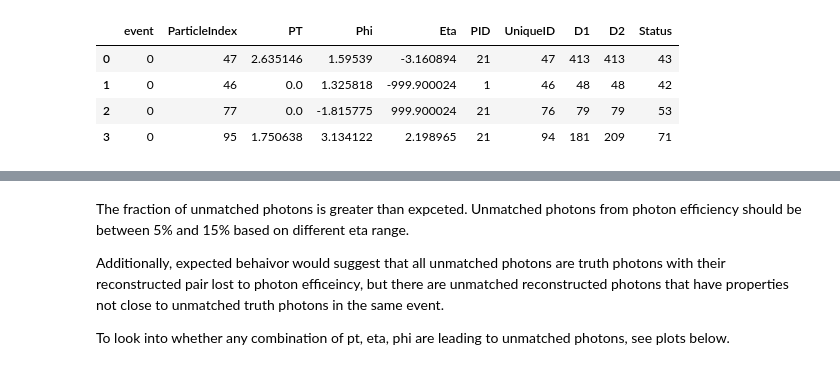
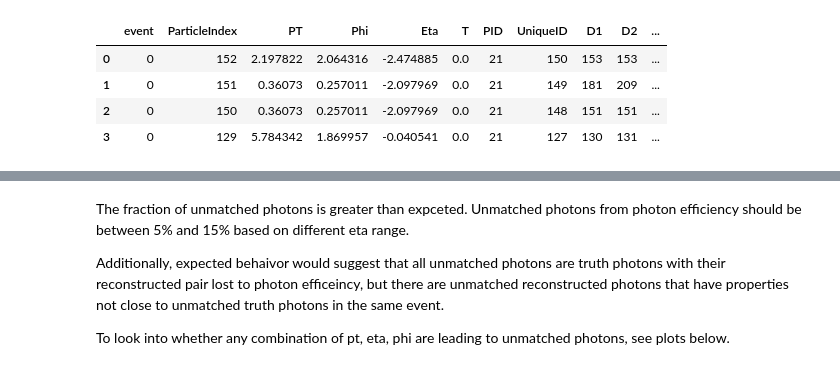
Before and after one commit to KalelChester/Displaced-Photon, a Jupyter notebook: photon_matching.ipynb, the cells around one changed output, grey strips where cells are left out. Saved outputs shown, nothing was run; the diff lists cells and outputs as text; code cells hidden in the pictures.

```diff
--- a/photon_matching.ipynb
+++ b/photon_matching.ipynb
@@ -31,4 +31,4 @@ DPHOTON_PID = 4900022
 PHOTON_PID = 22
 PHI_PID = 54
 
-EVENT_FILTER = 1000
+EVENT_FILTER = 4000
@@ -88,6 +40,7 @@ particle_dict = particle_df.AsNumpy([
     "Particle.PT",
     "Particle.Phi",
     "Particle.Eta",
+    "Particle.T",
     "Particle.PID",
     "Particle.fUniqueID",
     "Particle.D1",
@@ -105,36 +58,37 @@ particle_dict["Particle.Index"] = [
 
 # Build DataFrame
 particle_df = pd.DataFrame({
     "event": event_numbers,
     "ParticleIndex": particle_dict["Particle.Index"],
     "PT": particle_dict["Particle.PT"],
     "Phi": particle_dict["Particle.Phi"],
     "Eta": particle_dict["Particle.Eta"],
+    "T": particle_dict["Particle.T"],
     "PID": particle_dict["Particle.PID"],
     "UniqueID": particle_dict["Particle.fUniqueID"],  # keep for reference
     "D1": particle_dict["Particle.D1"],
     "D2": particle_dict["Particle.D2"],
     "Status": particle_dict["Particle.Status"],
 })
 
 # Filters
 particle_df = particle_df[(particle_df["event"] < EVENT_FILTER)]
 
 # Explode so each particle gets its own row
 particle_df = particle_df.explode([
-    "ParticleIndex", "PT", "Phi", "Eta", "PID", "UniqueID",
+    "ParticleIndex", "PT", "Phi", "Eta", "T", "PID", "UniqueID",
     "D1", "D2", "Status"
 ], ignore_index=True)
 
 # Convert indices to integer
 particle_df[["ParticleIndex", "D1", "D2"]] = particle_df[["ParticleIndex", "D1", "D2"]].astype(int)
 
 particle_df = particle_df.sort_values(by="event").reset_index(drop=True)
 
 particle_df.head(4)
 # %% [output]
-|  | event | ParticleIndex | PT | Phi | Eta | PID | UniqueID | D1 | D2 | Status |
-| 0 | 0 | 47 | 2.635146 | 1.59539 | -3.160894 | 21 | 47 | 413 | 413 | 43 |
-| 1 | 0 | 46 | 0.0 | 1.325818 | -999.900024 | 1 | 46 | 48 | 48 | 42 |
-| 2 | 0 | 77 | 0.0 | -1.815775 | 999.900024 | 21 | 76 | 79 | 79 | 53 |
-| 3 | 0 | 95 | 1.750638 | 3.134122 | 2.198965 | 21 | 94 | 181 | 209 | 71 |
+|  | event | ParticleIndex | PT | Phi | Eta | T | PID | UniqueID | D1 | D2 | ... |
+| 0 | 0 | 152 | 2.197822 | 2.064316 | -2.474885 | 0.0 | 21 | 150 | 153 | 153 | ... |
+| 1 | 0 | 151 | 0.36073 | 0.257011 | -2.097969 | 0.0 | 21 | 149 | 181 | 209 | ... |
+| 2 | 0 | 150 | 0.36073 | 0.257011 | -2.097969 | 0.0 | 21 | 148 | 151 | 151 | ... |
+| 3 | 0 | 129 | 5.784342 | 1.869957 | -0.040541 | 0.0 | 21 | 127 | 130 | 131 | ... |
```
Also changed, not shown: parts of 15 cells of this notebook, 1 other file.
